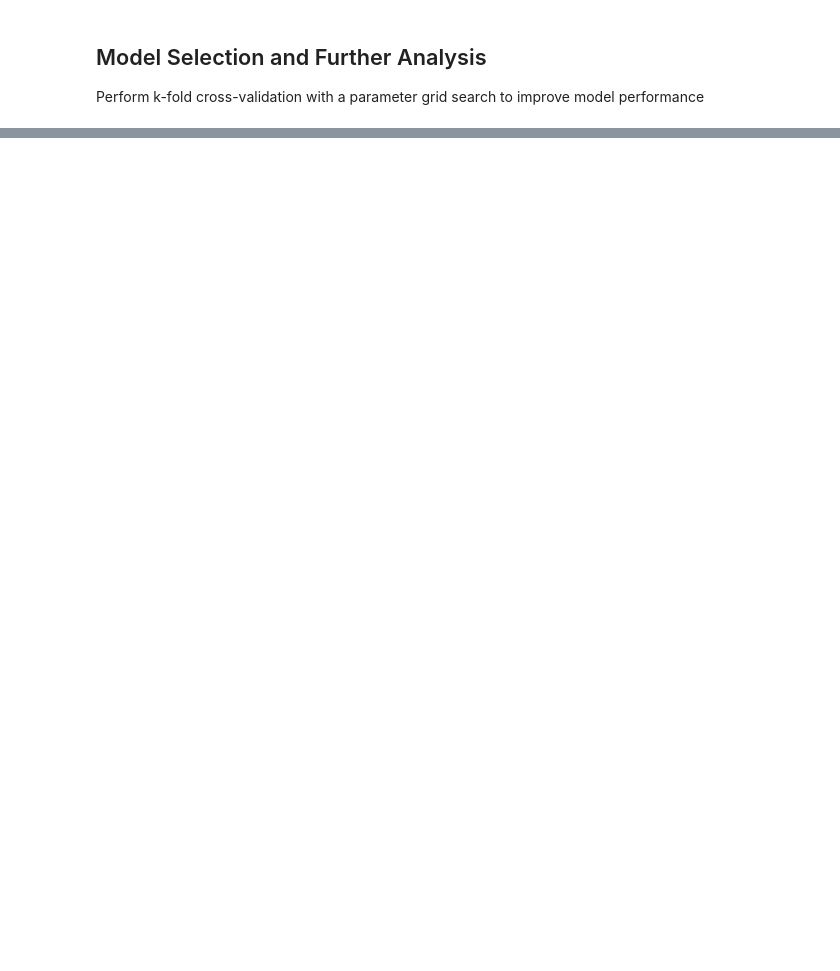
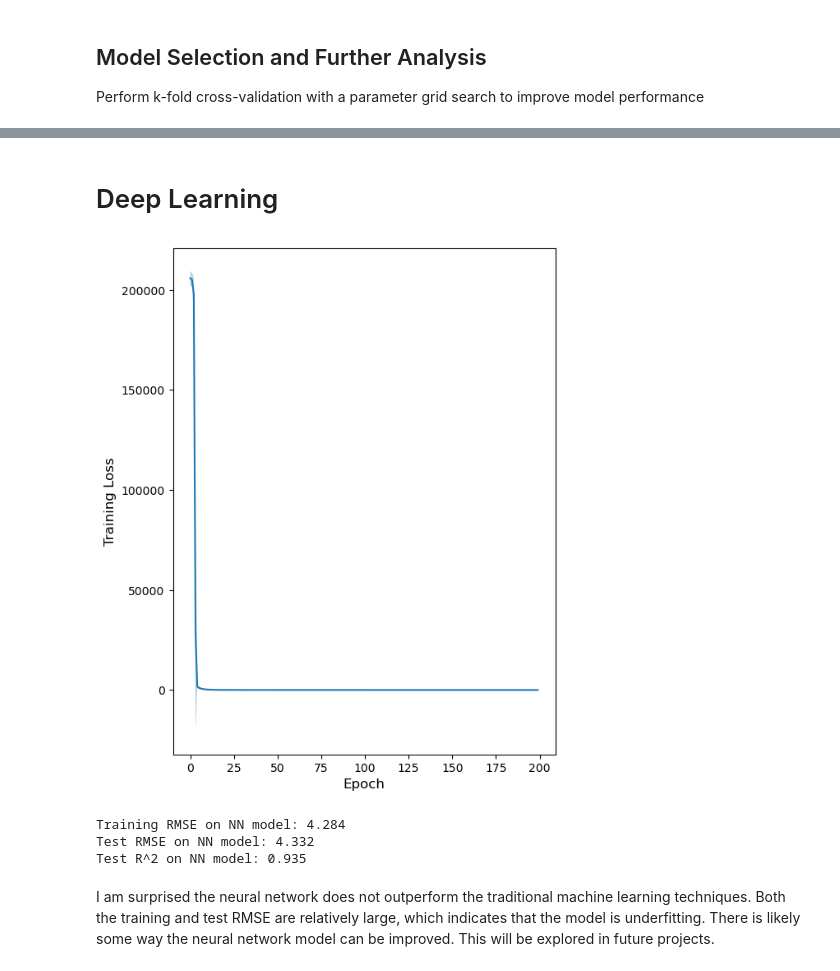
Before and after one commit to marshineer/SimpleRegression, a Jupyter notebook: power_plant_output.ipynb, the cells around one changed output, grey strips where cells are left out. Cells and saved outputs as stored; diff of their text form; code cells hidden in the pictures; blank space fills up the shorter version.

Commit message:
Added deep learning. Some small updates to LGBM analysis.

```diff
--- a/power_plant_output.ipynb
+++ b/power_plant_output.ipynb
@@ -264,0 +260,2 @@ Test R^2 on best model: 0.969
+# %% [markdown]
+# Deep Learning
@@ -264,0 +334,58 @@ Test R^2 on best model: 0.969
+# %%
+# Define hyperparameters
+learning_rate = 1e-6
+batch_size = 20
+epochs = 200
+
+# Define the training and test data loaders
+train_data_set = CustomDataset(X_white_train.T.astype(np.float32), y_train.astype(np.int64))
+valid_data_set = CustomDataset(X_white_valid.T.astype(np.float32), y_valid.astype(np.int64))
+train_dataloader = DataLoader(train_data_set, batch_size=batch_size, shuffle=True)
+valid_dataloader = DataLoader(valid_data_set, batch_size=1, shuffle=True)
+
+# Initialize a model
+neural_net = NeuralNetwork(X_white_train.T.shape[-1], 128, 1).to('cpu')
+neural_net = neural_net.float()
+# print(model)
+
+# Initialize the loss function and optimizer
+# loss_fn = nn.L1Loss()
+loss_fn = nn.MSELoss()
+# optimizer = torch.optim.Adam(neural_net.parameters(), lr=learning_rate)
+optimizer = torch.optim.SGD(neural_net.parameters(), lr=learning_rate)
+# %%
+# Train the model
+loss_avg = np.zeros(epochs)
+loss_std = np.zeros(epochs)
+preds = np.zeros(epochs)
+valid_loss = np.zeros(epochs)
+for t in range(epochs):
+    # print(f"Epoch {t+1}\n-------------------------------")
+    epoch_loss = train_loop(train_dataloader, neural_net, loss_fn, optimizer)
+    loss_avg[t] = np.mean(epoch_loss)
+    loss_std[t] = np.std(epoch_loss)
+    epoch_pred, epoch_loss = validation_loop(valid_dataloader, neural_net, loss_fn)
+    # preds[t] = epoch_pred
+    # valid_loss[t] = epoch_loss
+# print("Done!")
+
+# Plot the progression of loss and accuracy
+fig, ax = plt.subplots(1, 1, figsize=(6, 8), sharex=True)
+ax.plot(np.arange(epochs), loss_avg)
+ax.fill_between(np.arange(epochs), loss_avg - loss_std, loss_avg + loss_std, alpha=0.3)
+ax.set_xlabel('Epoch', fontsize=12)
+ax.set_ylabel('Training Loss', fontsize=12);
+# %% [output]
+[figure, added]
+# %%
+y_train_nn = neural_net(torch.Tensor(X_white_train.T)).squeeze().detach().numpy()
+y_test_nn = neural_net(torch.Tensor(X_white_test.T)).squeeze().detach().numpy()
+print(f'Training RMSE on NN model: {mean_squared_error(y_train, y_train_nn, squared=False):4.3f}')
+print(f'Test RMSE on NN model: {mean_squared_error(y_test, y_test_nn, squared=False):4.3f}')
+print(f'Test R^2 on NN model: {r2_score(y_test, y_test_nn):4.3f}')
+# %% [output]
+Training RMSE on NN model: 4.284
+Test RMSE on NN model: 4.332
+Test R^2 on NN model: 0.935
+# %% [markdown]
+I am surprised the neural network does not outperform the traditional machine learning techniques. Both the training and test RMSE are relatively large, which indicates that the model is underfitting. There is likely some way the neural network model can be improved. This will be explored in future projects.
```
Also changed, not shown: parts of 8 cells of this notebook.
